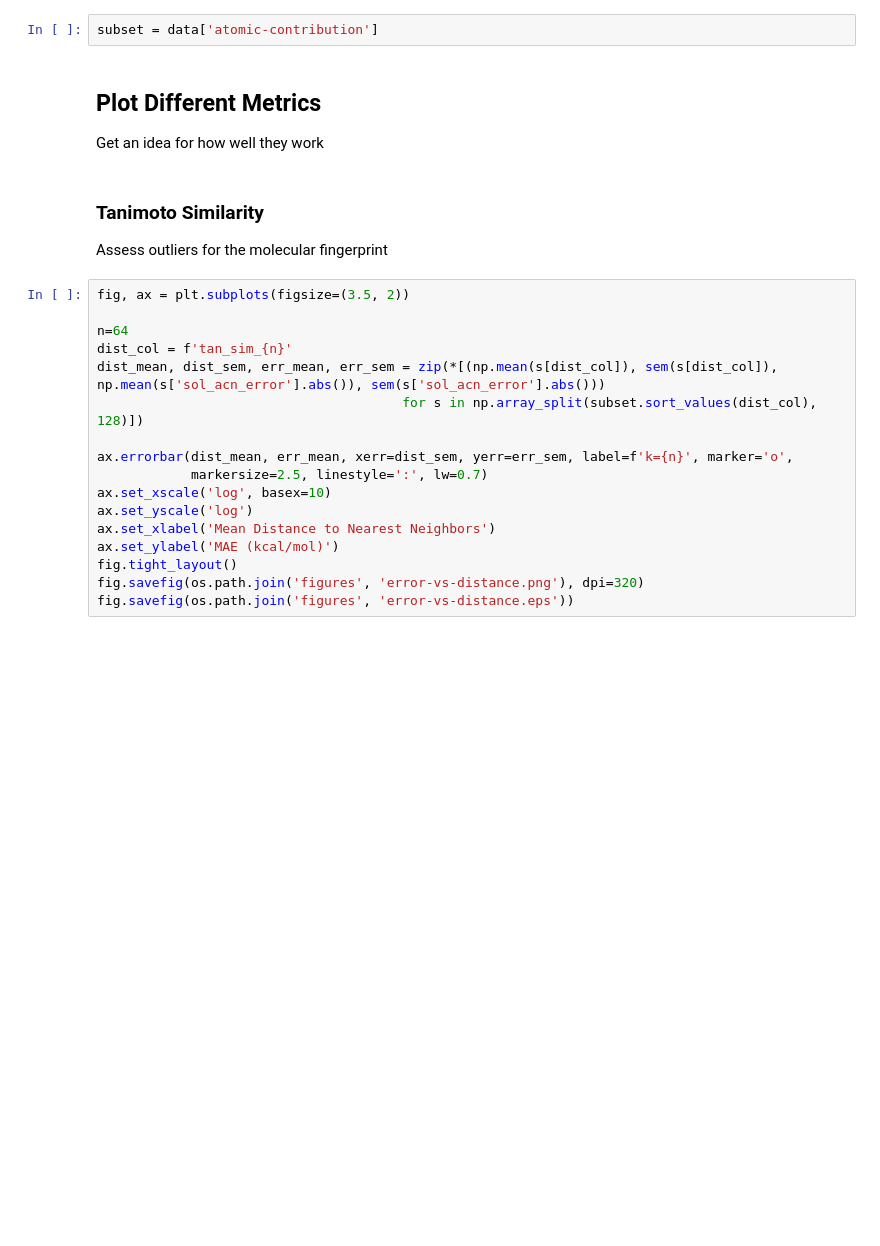
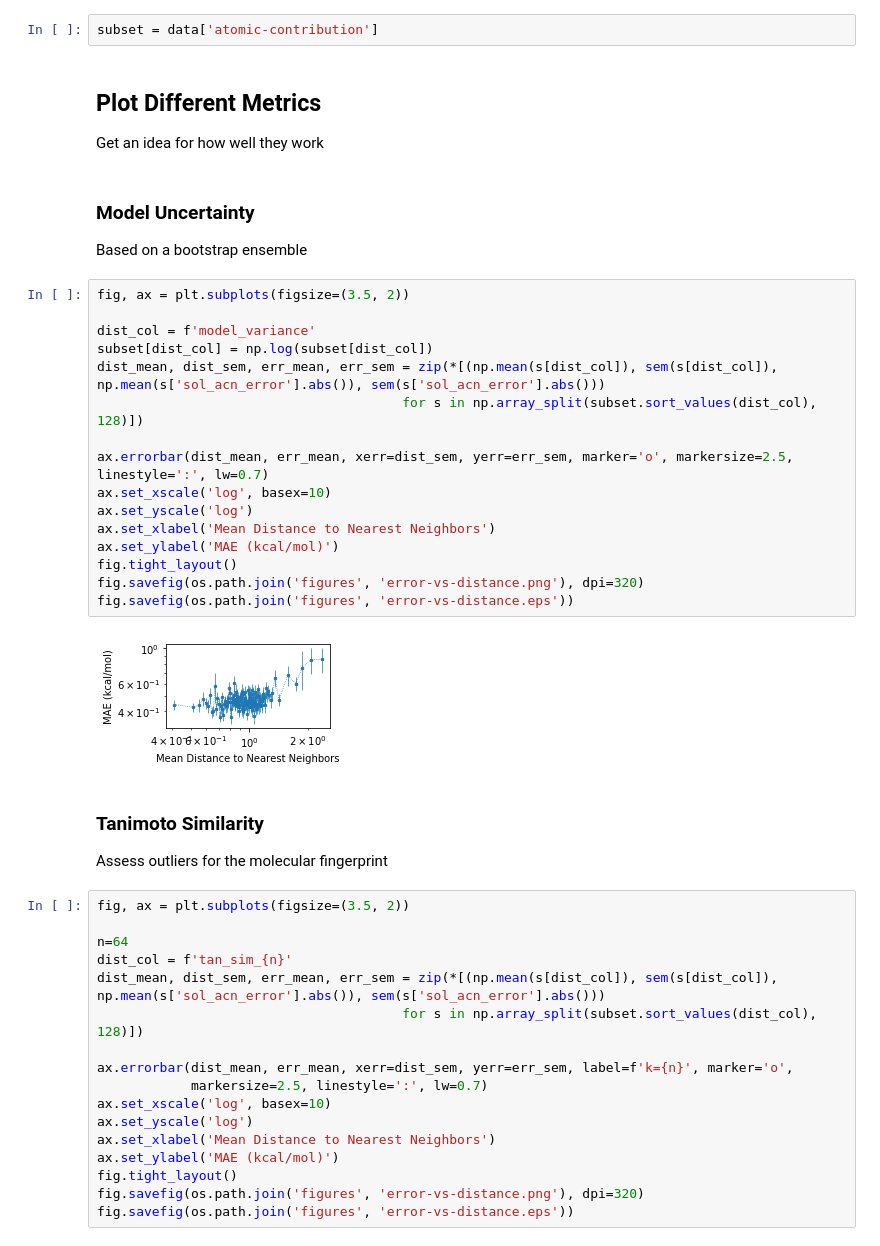
Before and after one commit to globus-labs/solvation-energy-ml, a Jupyter notebook: external-validation/2_plot-distance-metrics.ipynb, the cells around one changed output. Saved outputs shown, nothing was run; the diff lists cells and outputs as text; blank space fills up the shorter version.

```diff
--- a/external-validation/2_plot-distance-metrics.ipynb
+++ b/external-validation/2_plot-distance-metrics.ipynb
@@ -23,6 +27,27 @@ subset = data['atomic-contribution']
 # %% [markdown]
 ## Plot Different Metrics
 Get an idea for how well they work
+# %% [markdown]
+### Model Uncertainty
+Based on a bootstrap ensemble
+# %%
+fig, ax = plt.subplots(figsize=(3.5, 2))
+
+dist_col = f'model_variance'
+subset[dist_col] = np.log(subset[dist_col])
+dist_mean, dist_sem, err_mean, err_sem = zip(*[(np.mean(s[dist_col]), sem(s[dist_col]), np.mean(s['sol_acn_error'].abs()), sem(s['sol_acn_error'].abs()))
+                                       for s in np.array_split(subset.sort_values(dist_col), 128)])
+
+ax.errorbar(dist_mean, err_mean, xerr=dist_sem, yerr=err_sem, marker='o', markersize=2.5, linestyle=':', lw=0.7)
+ax.set_xscale('log', basex=10)
+ax.set_yscale('log')
+ax.set_xlabel('Mean Distance to Nearest Neighbors')
+ax.set_ylabel('MAE (kcal/mol)')
+fig.tight_layout()
+fig.savefig(os.path.join('figures', 'error-vs-distance.png'), dpi=320)
+fig.savefig(os.path.join('figures', 'error-vs-distance.eps'))
+# %% [output]
+[figure, added]
 # %% [markdown]
 ### Tanimoto Similarity
 Assess outliers for the molecular fingerprint
```
Also changed, not shown: parts of 3 cells of this notebook, 9 other files.
